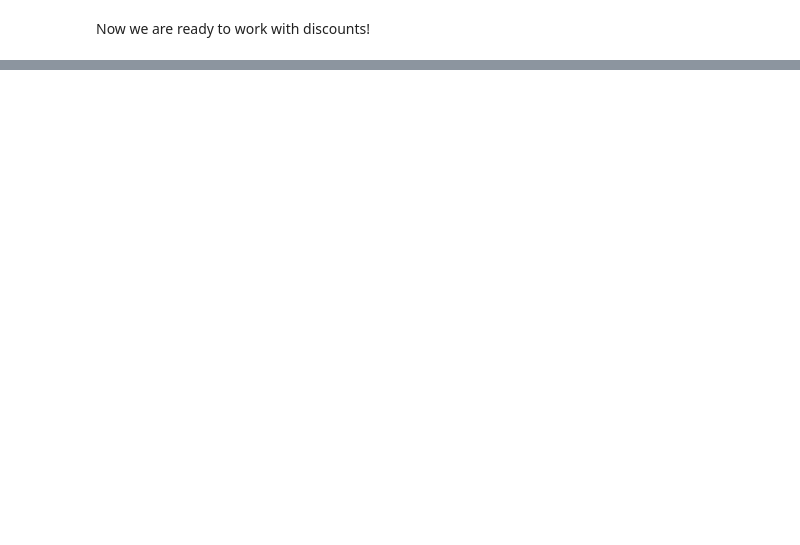
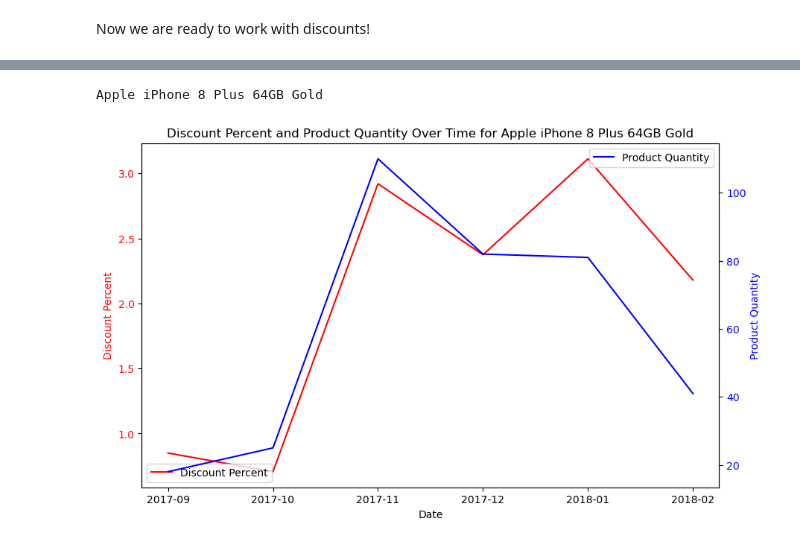
Before and after one commit to Tehnik762/Eniac_discounts, a Jupyter notebook: Discounts_approach.ipynb, the cells around one changed output, grey strips where cells are left out. Saved outputs shown, nothing was run; the diff lists cells and outputs as text; code cells hidden in the pictures; blank space fills up the shorter version.

```diff
--- a/Discounts_approach.ipynb
+++ b/Discounts_approach.ipynb
@@ -69,0 +148,3 @@ Now we are ready to work with discounts!
+# %%
+the_most_sold = orderlines_df.groupby('sku').unit_price_total.sum().sort_values(ascending=False).head(1).reset_index()["sku"][0]
+the_most_sold
@@ -69,0 +160,3 @@ Now we are ready to work with discounts!
+# %%
+the_most_sold_discounts = discounts_df.loc[discounts_df.sku == the_most_sold]
+the_most_sold_discounts
@@ -69,0 +177,4 @@ Now we are ready to work with discounts!
+# %%
+the_most_sold_discounts_plot = the_most_sold_discounts.groupby("plotdate").agg({"disc_percent":"mean", "product_quantity":"sum"})
+the_most_sold_discounts_plot = the_most_sold_discounts_plot.drop(the_most_sold_discounts_plot.index[-1])
+the_most_sold_discounts_plot
@@ -69,0 +190,30 @@ Now we are ready to work with discounts!
+# %%
+name = products_df.loc[products_df["sku"] == the_most_sold, "name"].values[0]
+print(name)
+# %% [output]
+Apple iPhone 8 Plus 64GB Gold
+# %%
+fig, ax1 = plt.subplots(figsize=(10, 6))
+
+
+
+sns.lineplot(data=the_most_sold_discounts_plot, x="plotdate", y="disc_percent", ax=ax1, label='Discount Percent', color='r')
+ax1.set_xlabel('Date')
+ax1.set_xlabel('Date')
+ax1.set_ylabel('Discount Percent', color='r')
+ax1.tick_params(axis='y', labelcolor='r')
+
+ax2 = ax1.twinx()
+sns.lineplot(data=the_most_sold_discounts_plot, x="plotdate", y="product_quantity", ax=ax2, label='Product Quantity', color='b')
+ax2.set_ylabel('Product Quantity', color='b')
+ax2.tick_params(axis='y', labelcolor='b')
+
+ax1.legend(loc='lower left')
+ax2.legend(loc='upper right')
+
+plt.title('Discount Percent and Product Quantity Over Time for '+name)
+
+
+plt.show();
+# %% [output]
+[figure, added]
```
Also changed, not shown: parts of 29 cells of this notebook.
